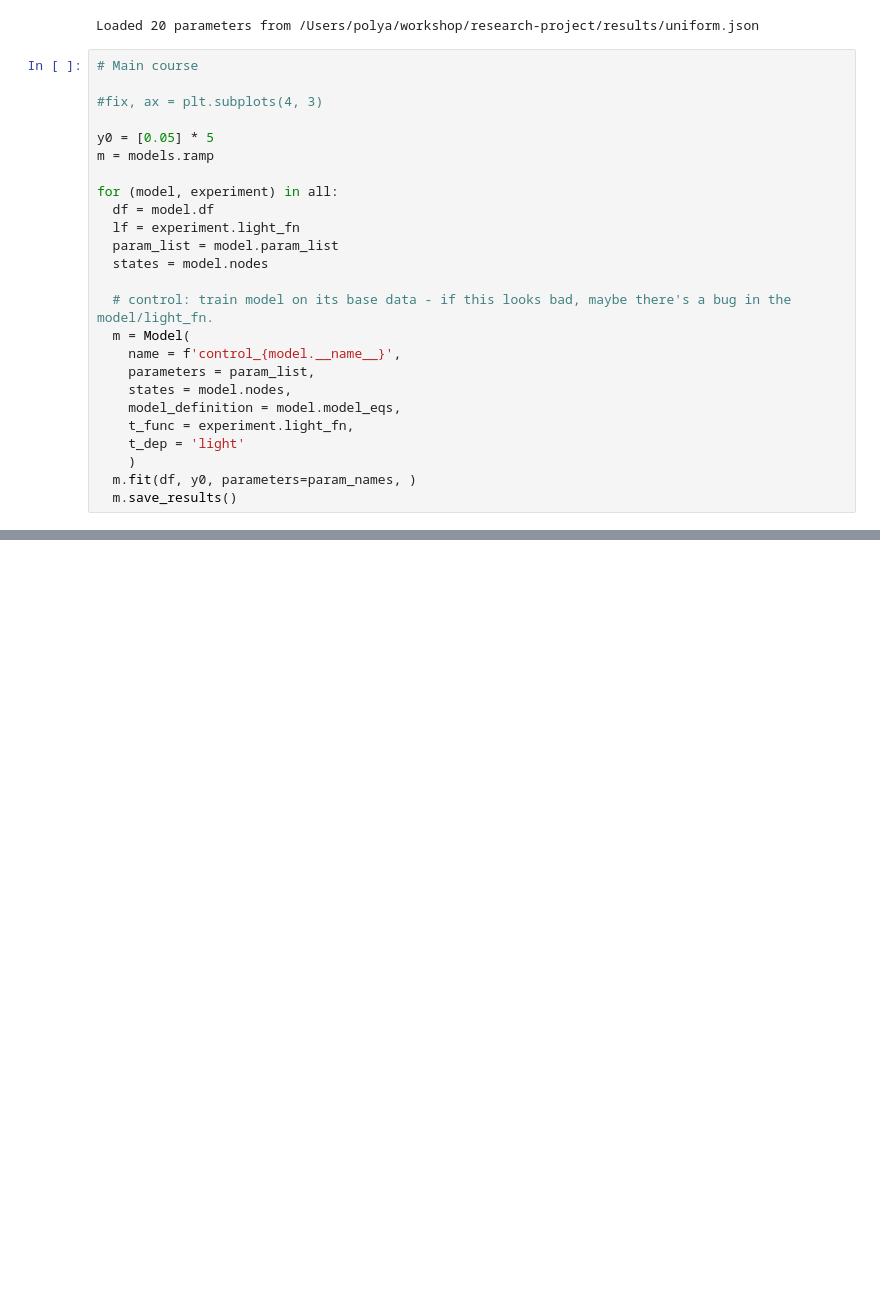
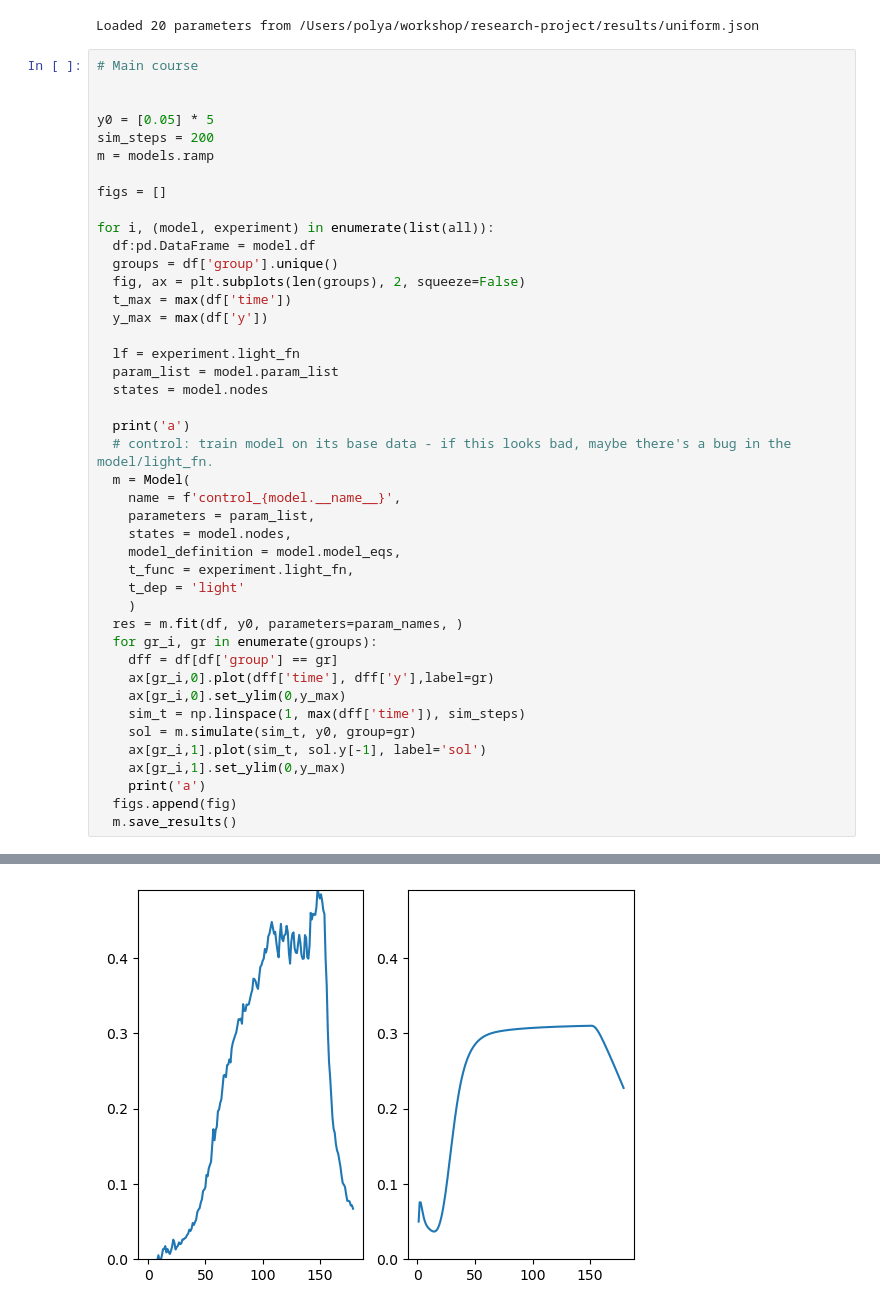
Before and after one commit to 314lipczuk/ODE-modeling, a Jupyter notebook: cross_validation.ipynb, the cells around one changed output, grey strips where cells are left out. Cells and saved outputs as stored; diff of their text form; blank space fills up the shorter version.

```diff
--- a/cross_validation.ipynb
+++ b/cross_validation.ipynb
@@ -57,17 +58,25 @@ Loaded 20 parameters from /Users/polya/workshop/research-project/results/uniform
 # %%
 # Main course
 
-#fix, ax = plt.subplots(4, 3)
 
 y0 = [0.05] * 5
+sim_steps = 200
 m = models.ramp
 
-for (model, experiment) in all:
-  df = model.df
+figs = []
+
+for i, (model, experiment) in enumerate(list(all)):
+  df:pd.DataFrame = model.df
+  groups = df['group'].unique()
+  fig, ax = plt.subplots(len(groups), 2, squeeze=False)
+  t_max = max(df['time'])
+  y_max = max(df['y'])
+
   lf = experiment.light_fn
   param_list = model.param_list
   states = model.nodes
 
+  print('a')
   # control: train model on its base data - if this looks bad, maybe there's a bug in the model/light_fn.
   m = Model(
     name = f'control_{model.__name__}',
@@ -77,5 +86,16 @@ for (model, experiment) in all:
     t_func = experiment.light_fn,
     t_dep = 'light'
     )
-  m.fit(df, y0, parameters=param_names, )
+  res = m.fit(df, y0, parameters=param_names, )
+  for gr_i, gr in enumerate(groups):
+    dff = df[df['group'] == gr]
+    ax[gr_i,0].plot(dff['time'], dff['y'],label=gr)
+    ax[gr_i,0].set_ylim(0,y_max)
+    sim_t = np.linspace(1, max(dff['time']), sim_steps)
+    sol = m.simulate(sim_t, y0, group=gr)
+    ax[gr_i,1].plot(sim_t, sol.y[-1], label='sol')
+    ax[gr_i,1].set_ylim(0,y_max)
+    print('a')
+  figs.append(fig)
   m.save_results()
+# %% [output]
@@ -81,0 +119 @@ for (model, experiment) in all:
+[figure, added]
```
Also changed, not shown: parts of 3 cells of this notebook, 3 other files.
